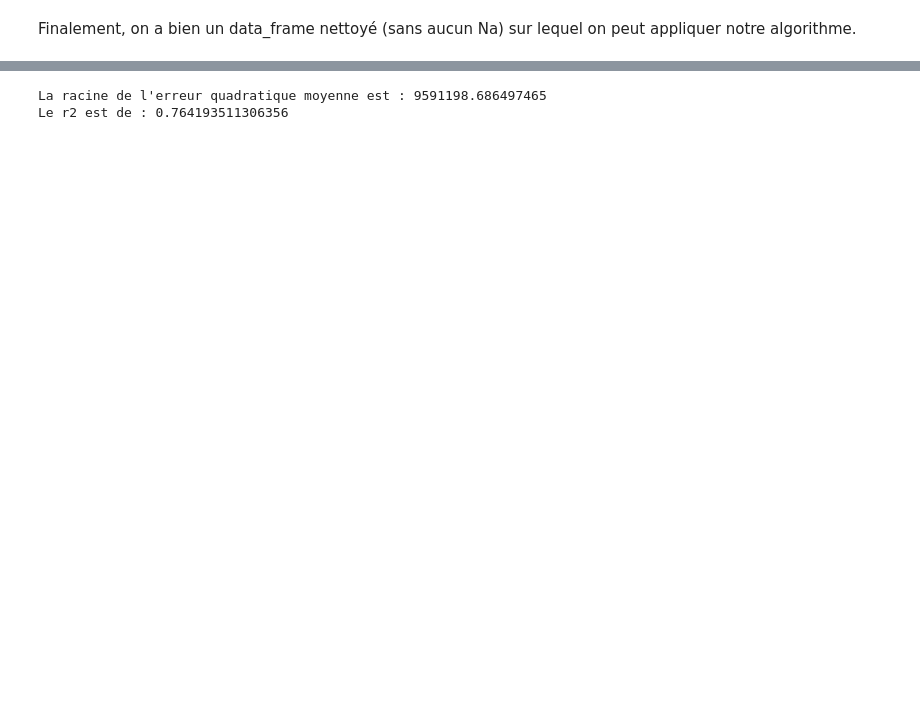
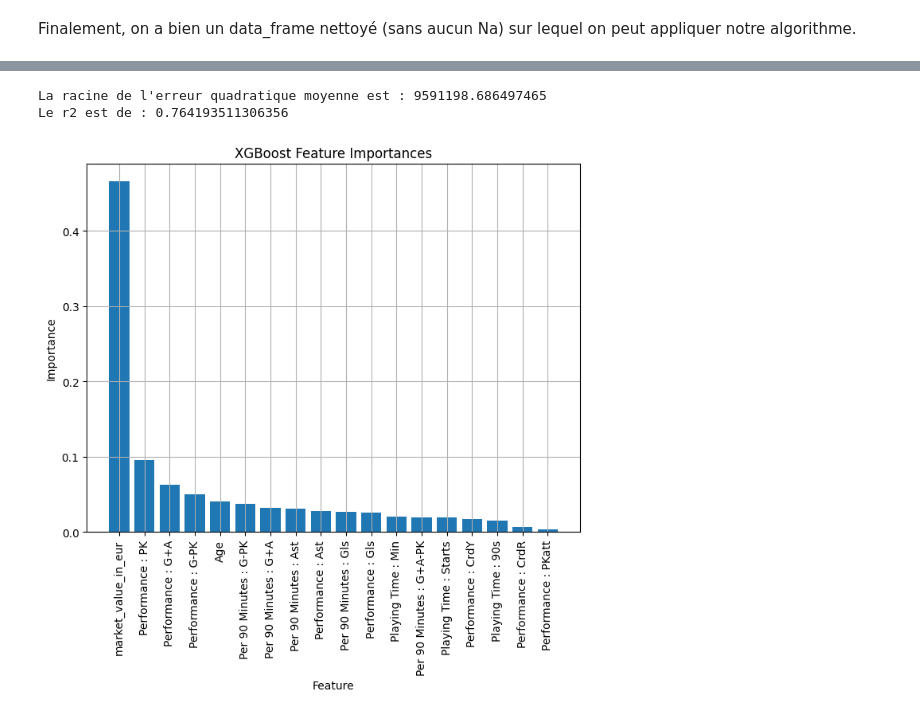
Before and after one commit to romandb21/ModelingFootballValue, a Jupyter notebook: rapport.ipynb, the cells around one changed output, grey strips where cells are left out. Cells and saved outputs as stored; diff of their text form; code cells hidden in the pictures; blank space fills up the shorter version.

```diff
--- a/rapport.ipynb
+++ b/rapport.ipynb
@@ -1075,10 +1097,12 @@ Le coefficient de R2 indique que le modèle explique environ 76% de la variance
 # %%
 from using_data.ml_models import xgboost_regression as xgb
 from using_data.ml_models import plot_xgb_feature_importances as xgfi
 
-results = xgb(data_clean.drop('transfer_fee', axis = 1), data_clean["transfer_fee"] , n_estimators= 1000, max_depth= 3)
-print("La racine de l'erreur quadratique moyenne est : " + str(sqrt(results['mse_test'])))
-print("Le r2 est de : " + str(results['r2_test']))
+results_xgb = xgb(data_clean.drop('transfer_fee', axis = 1), data_clean['transfer_fee'] , n_estimators= 1000, max_depth= 3)
+print("La racine de l'erreur quadratique moyenne est : " + str(sqrt(results_xgb['mse_test'])))
+print('Le r2 est de : ' + str(results_xgb['r2_test']))
+xgfi(results_xgb['feature_importances'], results_xgb['feature_names'])
 # %% [output]
 La racine de l'erreur quadratique moyenne est : 9591198.686497465
 Le r2 est de : 0.764193511306356
+[figure, added]
```
Also changed, not shown: parts of 49 cells of this notebook.
